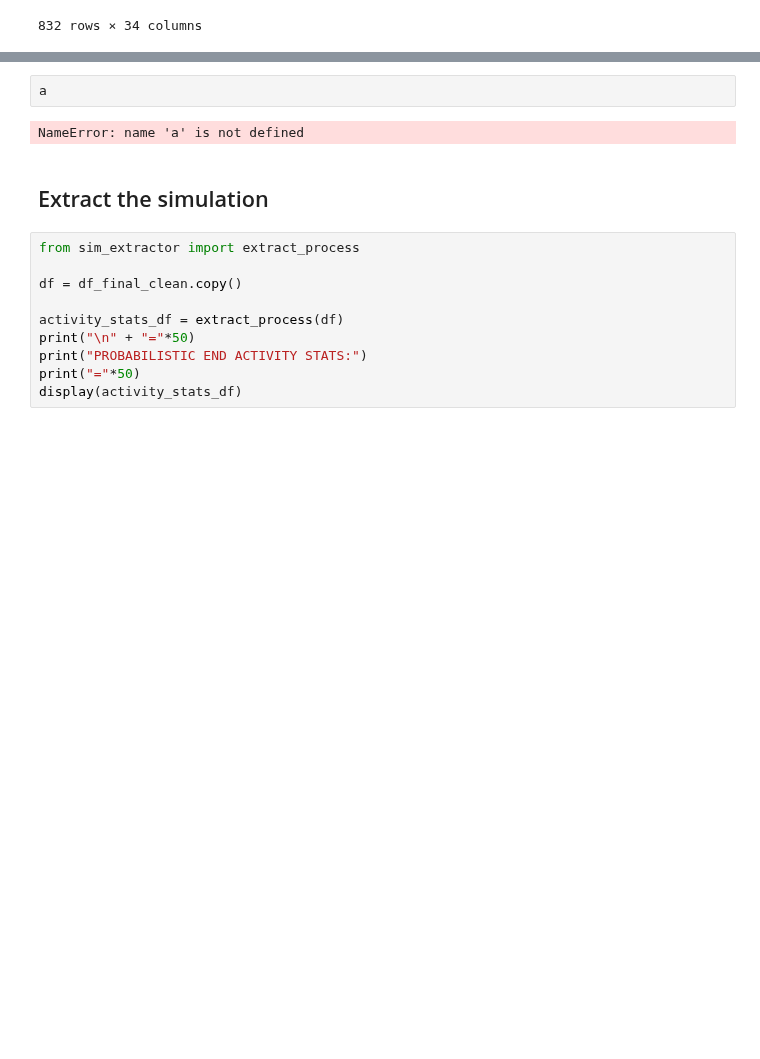
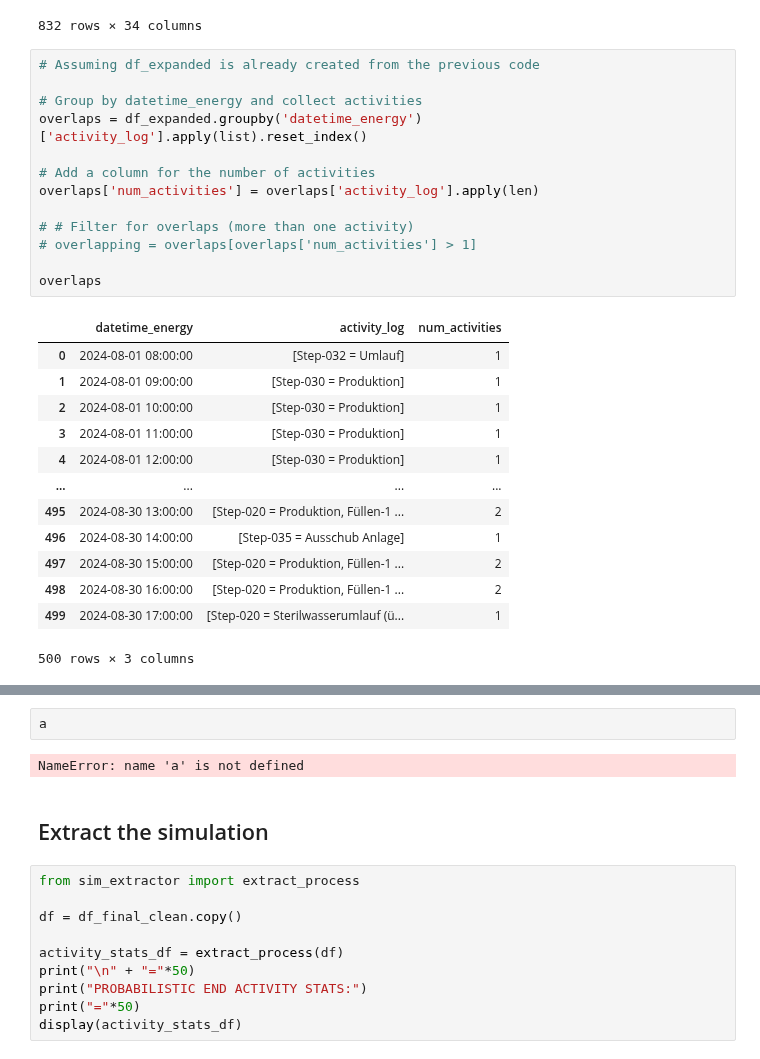
Before and after one commit to zapataunipaderborn/process_energy_demand_modelling, a Jupyter notebook: src/03_data_fusion.ipynb, the cells around one changed output, grey strips where cells are left out. Saved outputs shown, nothing was run; the diff lists cells and outputs as text; blank space fills up the shorter version.

```diff
--- a/src/03_data_fusion.ipynb
+++ b/src/03_data_fusion.ipynb
@@ -482,3 +482,30 @@ df_expanded
 | 830 | 10709874.0 | Step-030 = Produktion | 2024-08-30 14:40:37 | 2024-08-30 16:22:44 | heating_machine | Erhitzer | ... |
 | 831 | 10709874.0 | Step-020 = Sterilwasserumlauf (üb... | 2024-08-30 16:38:35 | 2024-08-30 17:05:46 | heating_machine | Erhitzer | ... |
 832 rows × 34 columns
+# %%
+# Assuming df_expanded is already created from the previous code
+
+# Group by datetime_energy and collect activities
+overlaps = df_expanded.groupby('datetime_energy')['activity_log'].apply(list).reset_index()
+
+# Add a column for the number of activities
+overlaps['num_activities'] = overlaps['activity_log'].apply(len)
+
+# # Filter for overlaps (more than one activity)
+# overlapping = overlaps[overlaps['num_activities'] > 1]
+
+overlaps
+# %% [output]
+|  | datetime_energy | activity_log | num_activities |
+| 0 | 2024-08-01 08:00:00 | [Step-032 = Umlauf] | 1 |
+| 1 | 2024-08-01 09:00:00 | [Step-030 = Produktion] | 1 |
+| 2 | 2024-08-01 10:00:00 | [Step-030 = Produktion] | 1 |
+| 3 | 2024-08-01 11:00:00 | [Step-030 = Produktion] | 1 |
+| 4 | 2024-08-01 12:00:00 | [Step-030 = Produktion] | 1 |
+| ... | ... | ... | ... |
+| 495 | 2024-08-30 13:00:00 | [Step-020 = Produktion, Füllen-1 ... | 2 |
+| 496 | 2024-08-30 14:00:00 | [Step-035 = Ausschub Anlage] | 1 |
+| 497 | 2024-08-30 15:00:00 | [Step-020 = Produktion, Füllen-1 ... | 2 |
+| 498 | 2024-08-30 16:00:00 | [Step-020 = Produktion, Füllen-1 ... | 2 |
+| 499 | 2024-08-30 17:00:00 | [Step-020 = Sterilwasserumlauf (ü... | 1 |
+500 rows × 3 columns
```
Also changed, not shown: parts of 4 cells of this notebook.
